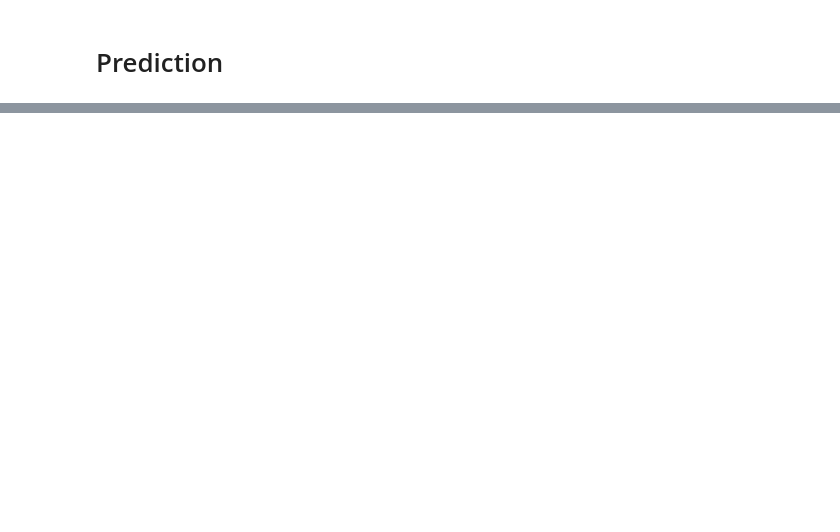
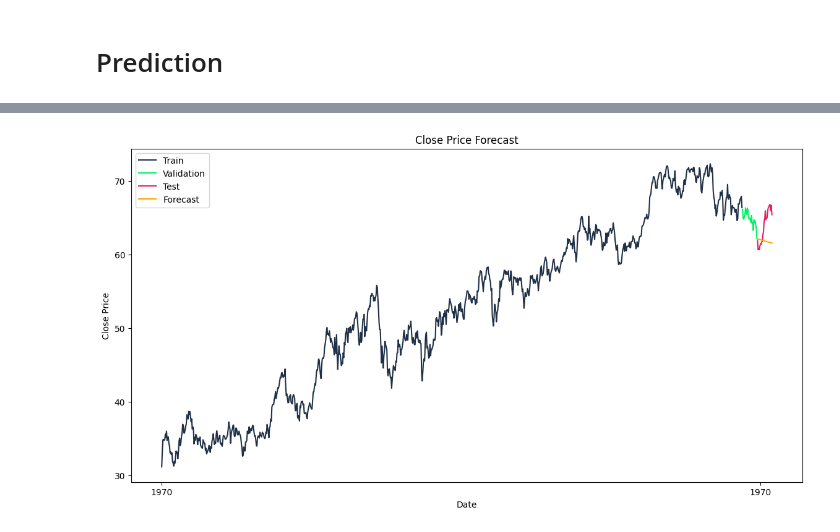
Before and after one commit to Yingtzudai/Energy-Stock, a Jupyter notebook: stock_analysis.ipynb, the cells around one changed output, grey strips where cells are left out. Drawn from its saved outputs; the diff is of its cells as text; code cells hidden in the pictures; blank space fills up the shorter version.

Commit message:
Built ARIMA model

```diff
--- a/stock_analysis.ipynb
+++ b/stock_analysis.ipynb
@@ -430,5 +361,0 @@ def find_dpq(data, value_col):
-# %%
-data_lis = [shell_stock, cvx_stock]
-for d in data_lis:
-    print(f"### {d['ticker'][0]} ###")
-    find_dpq(d, 'close')
@@ -463,0 +362,80 @@ Suggested d value: 1
+# %%
+# Don't delete it.
+# https://www.datacamp.com/tutorial/arima
+
+import itertools
+from statsmodels.tsa.arima.model import ARIMA
+from sklearn.metrics import mean_squared_error
+import warnings
+import matplotlib.pyplot as plt
+
+warnings.filterwarnings("ignore")
+
+# Function to calculate RMSE
+def rmse(actual, predicted):
+    return np.sqrt(mean_squared_error(actual, predicted))
+
+# Load the data (ensure it's already prepared and clean)
+data = stock_data.copy()  # Replace with your dataset variable
+symbols = stock_data['ticker'].unique()  # Assuming you have a 'ticker' column for multiple stocks
+
+# Loop through each symbol
+for symbol in symbols:
+    print(f"\n### {symbol} ###")
+    symbol_data = data[data['ticker'] == symbol]  # Filter data for the current symbol
+    symbol_data.index = pd.to_datetime(symbol_data.index)
+    symbol_data = symbol_data.sort_index()  # Ensure the data is sorted by date
+    time_series = symbol_data['close']
+
+    # Train-validation-test split
+    val_size = 25  # Number of validation points
+    test_size = 25  # Number of test points
+    train_size = len(time_series) - val_size - test_size
+
+    trn = time_series[:train_size]
+    val = time_series[train_size:train_size + val_size]
+    tst = time_series[train_size + val_size:]
+
+    # Find the best (p, d, q) parameters
+    min_loss = np.inf
+    val_settings = ()
+
+    # Hyperparameter grid search
+    for p, d, q in itertools.product(range(0, 5), range(0, 3), range(0, 5)):
+        try:
+            model = ARIMA(trn, order=(p, d, q))
+            model_fit = model.fit()
+
+            # Validate on the validation set
+            prd = model_fit.predict(start=len(trn), end=len(trn) + len(val) - 1)
+            loss = rmse(val, prd)
+
+            if loss < min_loss:
+                min_loss = loss
+                val_settings = (p, d, q)
+        except:
+            # Skip invalid models
+            continue
+
+    # Train the model on the full dataset (train + validation) using the best parameters
+    trn_val = pd.concat([trn, val])  # Combine trn and val as a pandas Series
+    val_model = ARIMA(trn_val, order=val_settings)
+    val_fit = val_model.fit()
+
+    # Test predictions
+    forecast = val_fit.forecast(steps=len(tst))
+    test_rmse = rmse(tst, forecast)
+    print(f'Validation: found setting {val_settings}. Test RMSE: {test_rmse:.3f}')
+
+    # Plot the results with specified colors
+    plt.figure(figsize=(14, 7))
+    plt.plot(trn.index, trn, label='Train', color='#203147')
+    plt.plot(val.index, val, label='Validation', color='#01ef63')
+    plt.plot(tst.index, tst, label='Test', color='#E91E63')
+    plt.plot(tst.index, forecast, label='Forecast', color='orange')
+    plt.title('Close Price Forecast')
+    plt.xlabel('Date')
+    plt.ylabel('Close Price')
+    plt.legend()
+    plt.show()
+# %% [output]
@@ -463,0 +444 @@ Suggested d value: 1
+[figure, added]
```
Also changed, not shown: parts of 25 cells of this notebook.
